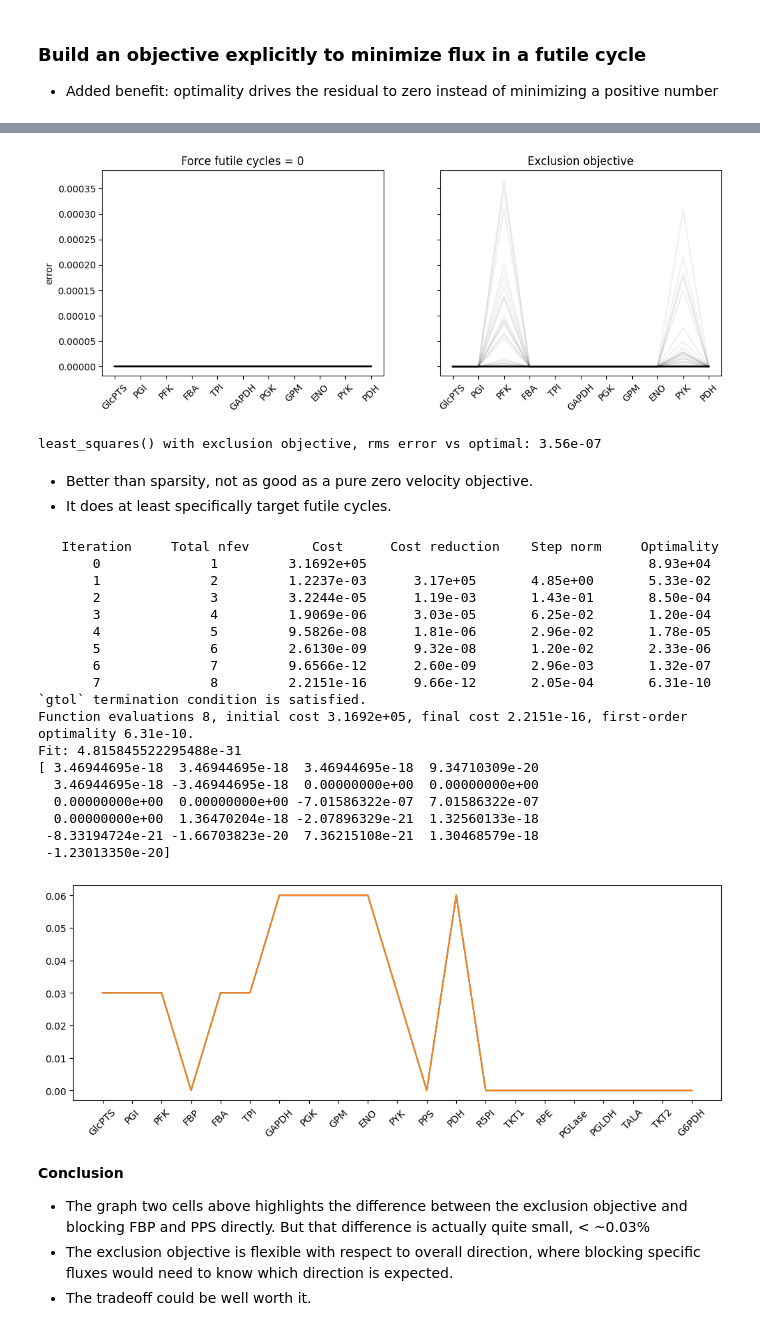
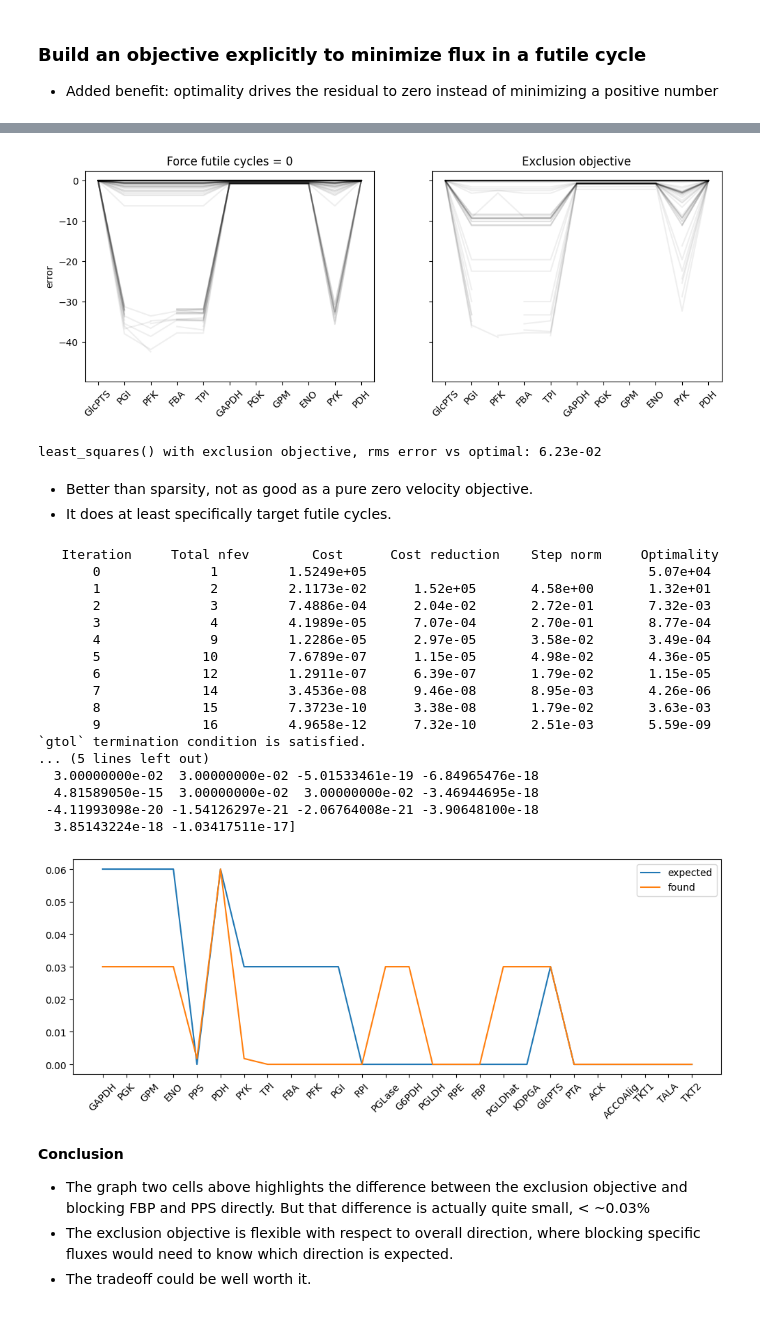
Before and after one commit to fdrusso/mosmo-work, a Jupyter notebook: notebooks/FBAgd robustness.ipynb, the cells around one changed output, grey strips where cells are left out. Saved outputs shown, nothing was run; the diff lists cells and outputs as text; code cells hidden in the pictures.

```diff
--- a/notebooks/FBAgd robustness.ipynb
+++ b/notebooks/FBAgd robustness.ipynb
@@ -546,13 +551,13 @@ Wall time: 520 ms
 # %%
 fig, ax = plt.subplots(1, 2, figsize=(12, 4), sharey='all')
 for result in results_b:
-    ax[0].plot(np.log(result[active] / optimal_array[active]), color='#00000010')
+    ax[0].plot(np.log(result[isteps] / optimal_array[isteps]), color='#00000010')
 for result in results_c:
-    ax[1].plot(np.log(result[active] / optimal_array[active]), color='#00000010')
+    ax[1].plot(np.log(result[isteps] / optimal_array[isteps]), color='#00000010')
 
 ax[0].set_ylabel('error')
-ax[0].set_xticks(range(len(active_labels)), active_labels, rotation=45)
-ax[1].set_xticks(range(len(active_labels)), active_labels, rotation=45)
+ax[0].set_xticks(range(len(step_labels)), step_labels, rotation=45)
+ax[1].set_xticks(range(len(step_labels)), step_labels, rotation=45)
 plt.show()
 
 rms_error_c = [np.sqrt(np.mean(np.square(result - optimal_array))) for result in results_c]
@@ -564,8 +569,8 @@ least_squares() with sparsity objective, rms error vs optimal: 3.42e-04
 Unexpected: not just worse, but consistently incorrect, or at least not the intended optimal solution.
 # %%
 soln = scipy.optimize.least_squares(fun=_loss_jit, args=params, x0=v0[0], jac=_loss_jac, verbose=2)
-dmdt = network.s_matrix @ soln.x
+dmdt = pw.s_matrix @ soln.x
 print(f"Fit: {sum(float(objectives[name].loss(soln.x, dmdt, None)) for name in ['steady-state', 'irreversibility'])}")
-print(soln.x[active] / optimal_array[active])
+print(soln.x[isteps] / optimal_array[isteps])
 # %% [output]
    Iteration     Total nfev        Cost      Cost reduction    Step norm     Optimality
@@ -600,25 +607,25 @@ plt.show()
 class ExclusionObjective(fba_gd.Objective):
     """Incentivizes mutually exclusive fluxes within a set of reactions."""
 
-    def __init__(self, network, reactions, weight=1.0):
+    def __init__(self, pw, reactions, weight=1.0):
         super().__init__(weight=weight)
-        self.network = network
-        self.indices = np.array([network.reactions.index_of(rxn) for rxn in reactions], dtype=np.int32)
+        self.pw = pw
+        self.indices = np.array([pw.reactions.index_of(rxn) for rxn in reactions], dtype=np.int32)
 
     def residual(self, velocities, dmdt, params=None):
         return jnp.prod(velocities[self.indices], keepdims=True)
 # %%
 objectives = {
-    'steady-state': LegacyObjective(fba_gd.SteadyStateObjective(network, intermediates, weight=1e4)),
-    'irreversibility': LegacyObjective(fba_gd.IrreversibilityObjective(network, weight=1e4)),
+    'steady-state': LegacyObjective(fba_gd.SteadyStateObjective(pw, intermediates, weight=1e4)),
+    'irreversibility': LegacyObjective(fba_gd.IrreversibilityObjective(pw, weight=1e4)),
     'drivers': LegacyObjective(
-        fba_gd.ProductionObjective(network, {acCoA: 0.06, pep: 0., pyr:  0., r5p: 0., e4p: 0., KB('Glc.D.ext'): -0.03})),
-    'non-futility-fbp': LegacyObjective(ExclusionObjective(network, [KB('fbp'), KB('pfk')])),
-    'non-futility-pps': LegacyObjective(ExclusionObjective(network, [KB('pps'), KB('pyk')])),
+        fba_gd.ProductionObjective(pw, {acCoA: 0.06, pep: 0., pyr:  0., r5p: 0., e4p: 0., KB('Glc.D.ext'): -0.03})),
+    'non-futility-fbp': LegacyObjective(ExclusionObjective(pw, [KB('fbp'), KB('pfk')])),
+    'non-futility-pps': LegacyObjective(ExclusionObjective(pw, [KB('pps'), KB('pyk')])),
 }
 
 def residual(v, *params):
-    dmdt = network.s_matrix @ v
+    dmdt = pw.s_matrix @ v
     return jnp.concatenate([objective.residual(v, dmdt, p) * np.sqrt(objective.weight)
                             for objective, p in zip(objectives.values(), params)])
 
@@ -635,56 +642,56 @@ Wall time: 599 ms
 # %%
 fig, ax = plt.subplots(1, 2, figsize=(12, 4), sharey='all')
 ax[0].set_title("Force futile cycles = 0")
 for result in results_b:
-    ax[0].plot(np.log(result[active] / optimal_array[active]), color='#00000010')
+    ax[0].plot(np.log(result[isteps] / optimal_array[isteps]), color='#00000010')
 ax[1].set_title("Exclusion objective")
 for result in results_d:
-    ax[1].plot(np.log(result[active] / optimal_array[active]), color='#00000010')
+    ax[1].plot(np.log(result[isteps] / optimal_array[isteps]), color='#00000010')
 
 ax[0].set_ylabel('error')
-ax[0].set_xticks(range(len(active_labels)), active_labels, rotation=45)
-ax[1].set_xticks(range(len(active_labels)), active_labels, rotation=45)
+ax[0].set_xticks(range(len(step_labels)), step_labels, rotation=45)
+ax[1].set_xticks(range(len(step_labels)), step_labels, rotation=45)
 plt.show()
 
 rms_error_d = [np.sqrt(np.mean(np.square(result - optimal_array))) for result in results_d]
 print(f'least_squares() with exclusion objective, rms error vs optimal: {np.mean(rms_error_d):.2e}')
 # %% [output]
-[figure, old version]
+[figure, new version]
-least_squares() with exclusion objective, rms error vs optimal: 3.56e-07
+least_squares() with exclusion objective, rms error vs optimal: 6.23e-02
 # %% [markdown]
 - Better than sparsity, not as good as a pure zero velocity objective.
 - It does at least specifically target futile cycles.
 # %%
 soln = scipy.optimize.least_squares(fun=_loss_jit, args=params, x0=v0[0], jac=_loss_jac, verbose=2)
-dmdt = network.s_matrix @ soln.x
+dmdt = pw.s_matrix @ soln.x
 print(f"Fit: {sum(float(objectives[name].loss(soln.x, dmdt, None)) for name in ['steady-state', 'irreversibility'])}")
 print(soln.x - optimal_array)
 
 fig, ax = plt.subplots(figsize=(12, 4))
 ax.plot(np.abs(optimal_array), label='expected')
 ax.plot(np.abs(soln.x), label='found')
-ax.set_xticks(range(network.shape[1]), network.reactions.labels(), rotation=45)
+ax.set_xticks(range(pw.shape[1]), pw.reactions.labels(), rotation=45)
+plt.legend()
 plt.show()
 # %% [output]
    Iteration     Total nfev        Cost      Cost reduction    Step norm     Optimality
-       0              1         3.1692e+05                                    8.93e+04
-       1              2         1.2237e-03      3.17e+05       4.85e+00       5.33e-02
-       2              3         3.2244e-05      1.19e-03       1.43e-01       8.50e-04
-       3              4         1.9069e-06      3.03e-05       6.25e-02       1.20e-04
-       4              5         9.5826e-08      1.81e-06       2.96e-02       1.78e-05
-       5              6         2.6130e-09      9.32e-08       1.20e-02       2.33e-06
-       6              7         9.6566e-12      2.60e-09       2.96e-03       1.32e-07
-       7              8         2.2151e-16      9.66e-12       2.05e-04       6.31e-10
+       0              1         1.5249e+05                                    5.07e+04
+       1              2         2.1173e-02      1.52e+05       4.58e+00       1.32e+01
+       2              3         7.4886e-04      2.04e-02       2.72e-01       7.32e-03
+       3              4         4.1989e-05      7.07e-04       2.70e-01       8.77e-04
+       4              9         1.2286e-05      2.97e-05       3.58e-02       3.49e-04
+       5             10         7.6789e-07      1.15e-05       4.98e-02       4.36e-05
+       6             12         1.2911e-07      6.39e-07       1.79e-02       1.15e-05
+       7             14         3.4536e-08      9.46e-08       8.95e-03       4.26e-06
+       8             15         7.3723e-10      3.38e-08       1.79e-02       3.63e-03
+       9             16         4.9658e-12      7.32e-10       2.51e-03       5.59e-09
 `gtol` termination condition is satisfied.
-Function evaluations 8, initial cost 3.1692e+05, final cost 2.2151e-16, first-order optimality 6.31e-10.
-Fit: 4.815845522295488e-31
-[ 3.46944695e-18  3.46944695e-18  3.46944695e-18  9.34710309e-20
-  3.46944695e-18 -3.46944695e-18  0.00000000e+00  0.00000000e+00
-  0.00000000e+00  0.00000000e+00 -7.01586322e-07  7.01586322e-07
-  0.00000000e+00  1.36470204e-18 -2.07896329e-21  1.32560133e-18
- -8.33194724e-21 -1.66703823e-20  7.36215108e-21  1.30468579e-18
- -1.23013350e-20]
+... (5 lines left out)
+  3.00000000e-02  3.00000000e-02 -5.01533461e-19 -6.84965476e-18
+  4.81589050e-15  3.00000000e-02  3.00000000e-02 -3.46944695e-18
+ -4.11993098e-20 -1.54126297e-21 -2.06764008e-21 -3.90648100e-18
+  3.85143224e-18 -1.03417511e-17]
-[figure, old version]
+[figure, new version]
 # %% [markdown]
 **Conclusion**
 - The graph two cells above highlights the difference between the exclusion objective and blocking FBP and PPS directly. But that difference is actually quite small, < ~0.03%
```
Also changed, not shown: parts of 26 cells of this notebook, 11 other files.
